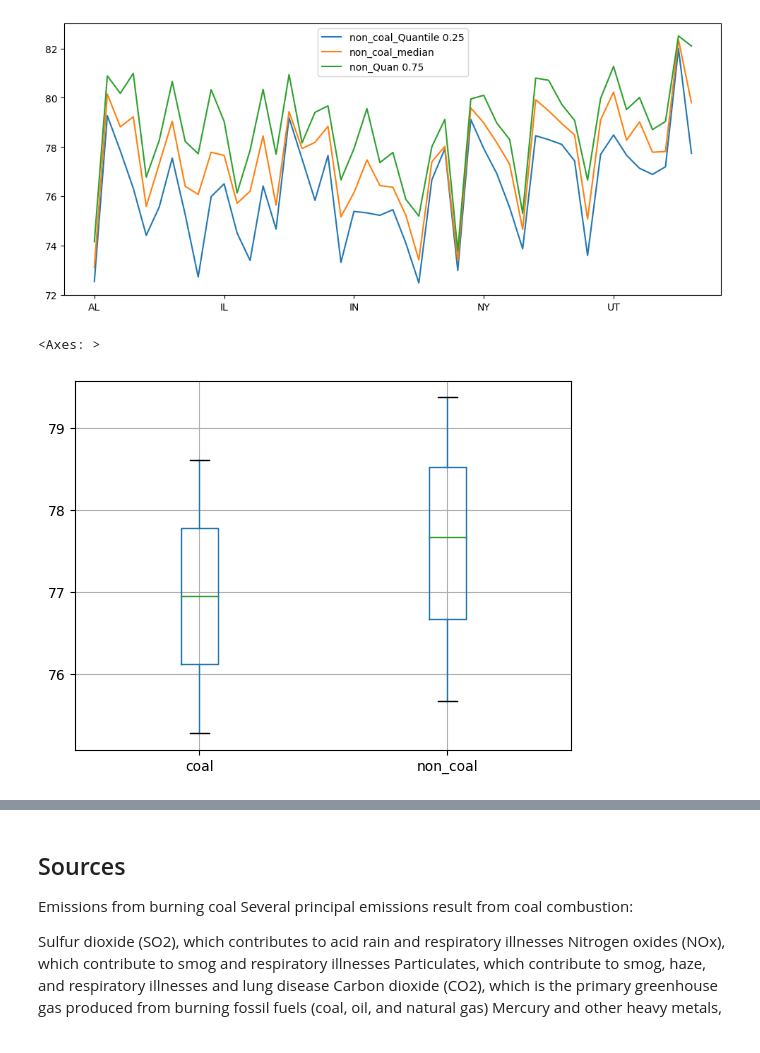
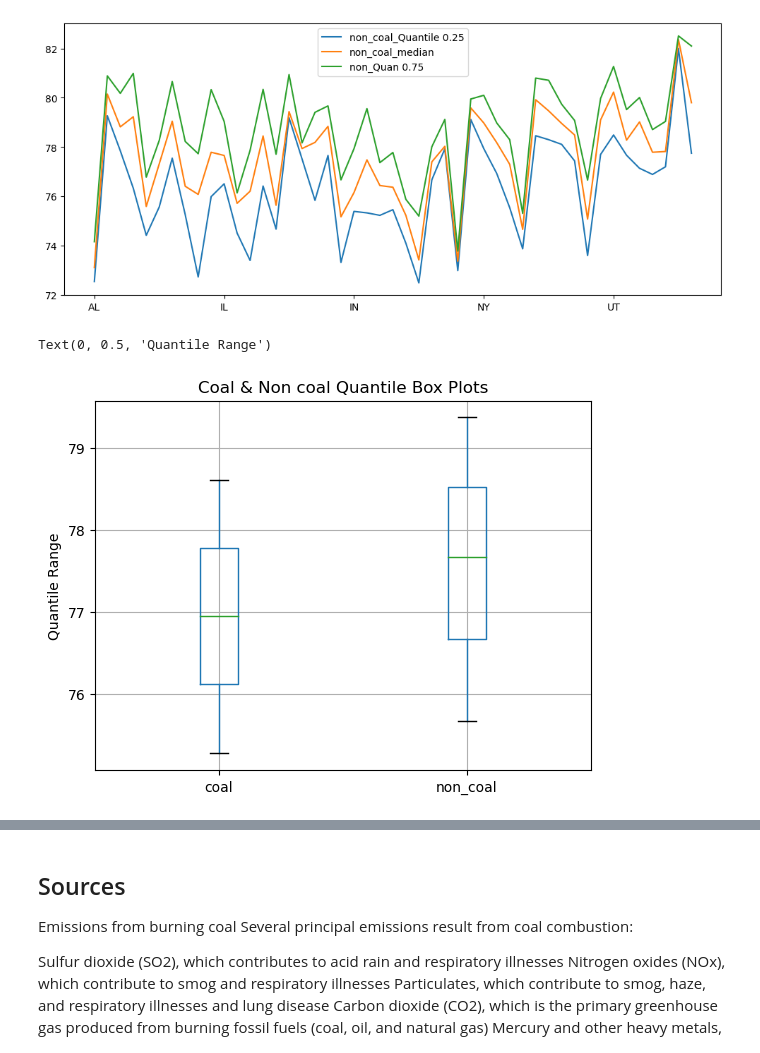
Before and after one commit to aaronjamesroberts/APCV-361-Final-Project-Snedden-Roberts, a Jupyter notebook: final.ipynb, the cells around one changed output, grey strips where cells are left out. Cells and saved outputs as stored; diff of their text form; code cells hidden in the pictures.

```diff
--- a/final.ipynb
+++ b/final.ipynb
@@ -218,9 +217,11 @@ dict_df.plot.line(y=['non_coal_Quantile 0.25', 'non_coal_median', 'non_Quan 0.75
 [figure]
 # %%
 ddf = pd.DataFrame({'coal':[coal_expectancy_25th, coal_expectancy_50th,coal_expectancy_75th],
-                   'non_coal': [non_coal_expectancy_25th, non_coal_expectancy_50th, non_coal_expectancy_75th]})
+                'non_coal': [non_coal_expectancy_25th, non_coal_expectancy_50th, non_coal_expectancy_75th]})
 
 ddf.boxplot()
+plt.title('Coal & Non coal Quantile Box Plots')
+plt.ylabel('Quantile Range')
 # %% [output]
-<Axes: >
+Text(0, 0.5, 'Quantile Range')
-[figure, old version]
+[figure, new version]
```
Also changed, not shown: parts of 8 cells of this notebook.
